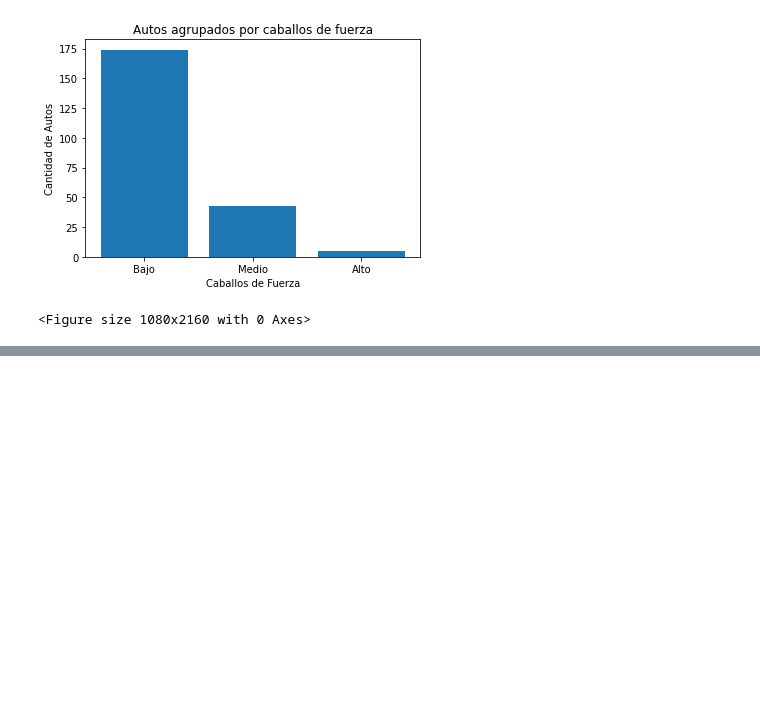
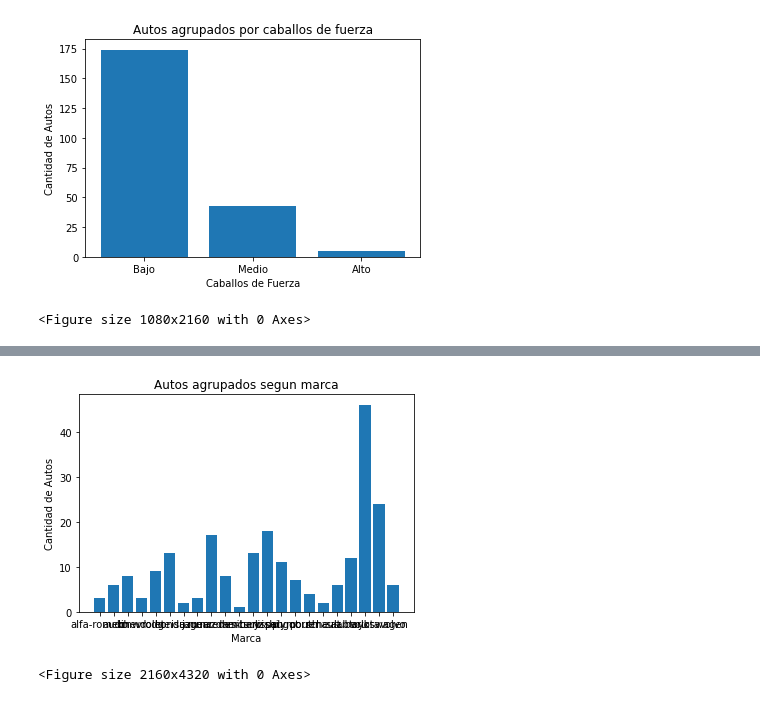
Before and after one commit to mariogar93/portafolio-de-evidencias, a Jupyter notebook: AnalisisDatos_Autos.ipynb, the cells around one changed output, grey strips where cells are left out. Drawn from its saved outputs; the diff is of its cells as text; code cells hidden in the pictures; blank space fills up the shorter version.

```diff
--- a/AnalisisDatos_Autos.ipynb
+++ b/AnalisisDatos_Autos.ipynb
@@ -648,3 +648,7 @@ plt.show()
 # %% [output]
 [figure]
 <Figure size 1080x2160 with 0 Axes>
+# %%
+gf2 = df_Autos.groupby(["make"]).count()
+gf2 = gf2.iloc[:,:1]
+gf2
@@ -650,0 +674,22 @@ plt.show()
+# %%
+eje_x = ("alfa-romero", "audi", "bmw", "chevrolet", "dodge", "honda", "isuzu", "jaguar", "mazda", "mercedes-benz", "mercury", "mitsubishi", "nissan", "peugot", "plymouth", "porsche", "renault", "saab", "subaru", "toyota", "volkswagen", "volvo")
+eje_y = gf2["symboling"].tolist()
+
+## Creamos la grafica
+plt.bar(eje_x, eje_y)
+
+## Leyenda en el eje y
+plt.ylabel("Cantidad de Autos")
+
+## Leyenda en el eje x
+plt.xlabel("Marca")
+
+## Titulo del Grafico
+plt.title("Autos agrupados segun marca")
+
+## Ajustar tamaño del grafico
+plt.figure(figsize=(30,60))
+plt.show()
+# %% [output]
+[figure, added]
+<Figure size 2160x4320 with 0 Axes>
```
Also changed, not shown: parts of 6 cells of this notebook.
